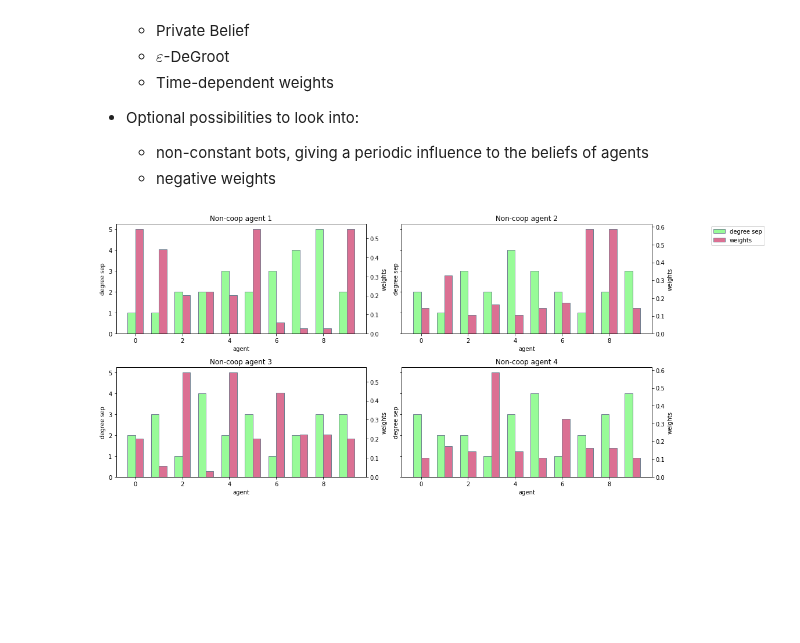
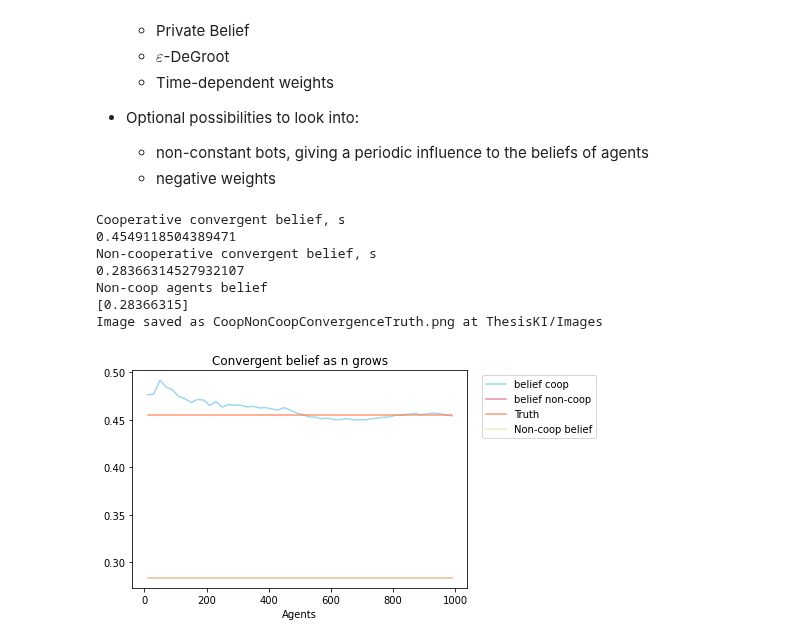
Before and after one commit to RomanOort/BScThesis, a Jupyter notebook: Networks.ipynb, the cells around one changed output. Drawn from its saved outputs; the diff is of its cells as text; code cells hidden in the pictures; blank space fills up the shorter version.

Commit message:
Added function to compare the cooperative and non-cooperative convergence, adn fixed a bug that made the cmap bar always show when viewing the network, regardless of label variable

```diff
--- a/Networks.ipynb
+++ b/Networks.ipynb
@@ -2322,7 +2788,15 @@ class Network():
 # %%
-NetworkVar = Network(n_agents=10, increase_degree=False, directed=False,
+NetworkVar = Network(n_agents=1000, increase_degree=True, directed=False,
                      show_network=False, sparse_gen=True, show_degree_dis=False,
                      weight_comparison=False, show_convergence=False, convergence_comparison=False,
-                     show_wisdom=False, double_non_coop=False, degree_sep_non_coop=True)
+                     show_wisdom=False, double_non_coop=False, degree_sep_non_coop=False,
+                     coop_non_coop_conv=True)
 # %% [output]
+Cooperative convergent belief, s
+0.4549118504389471
+Non-cooperative convergent belief, s
+0.28366314527932107
+Non-coop agents belief
+[0.28366315]
+Image saved as CoopNonCoopConvergenceTruth.png at ThesisKI/Images
-[figure, old version]
+[figure, new version]
```
Also changed, not shown: parts of 10 cells of this notebook.
